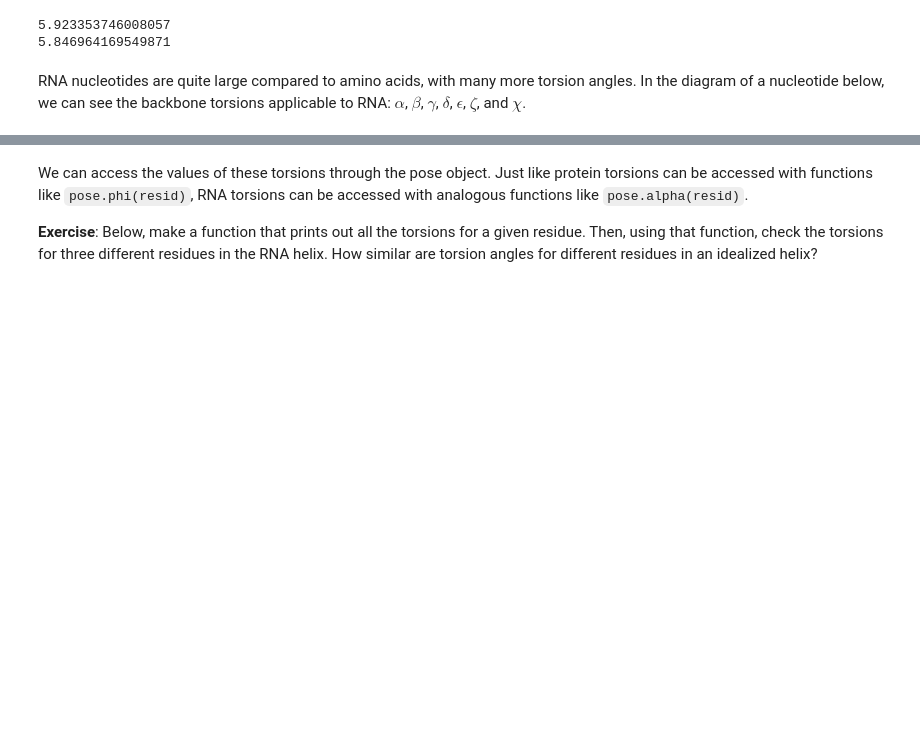
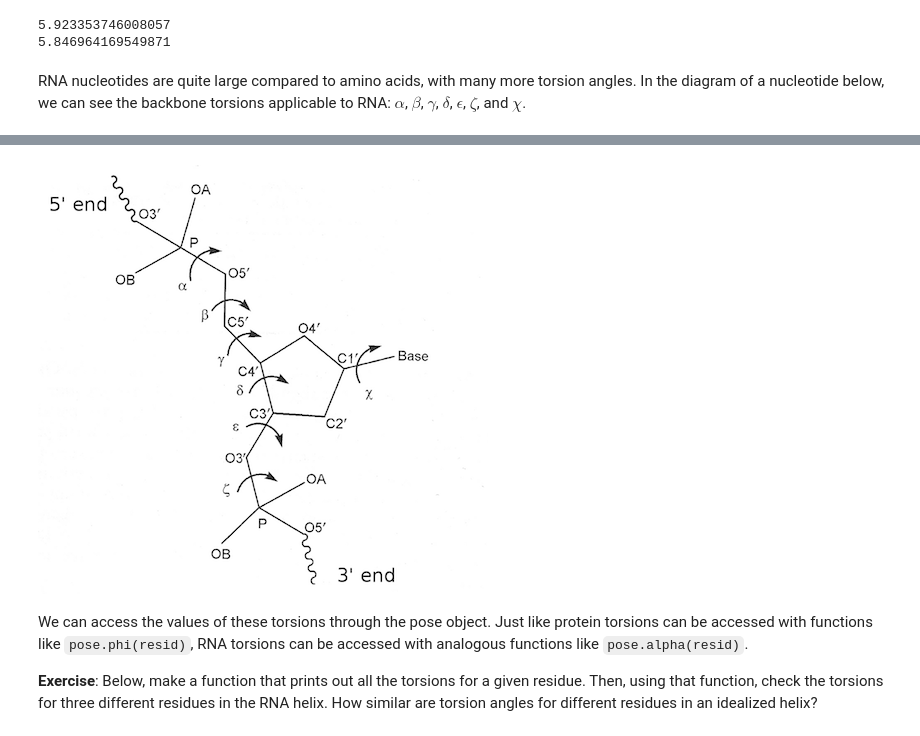
Before and after one commit to RosettaCommons/PyRosetta.notebooks, a Jupyter notebook: notebooks/12.00-RNA-Basics.ipynb, the cells around one changed output, grey strips where cells are left out. Drawn from its saved outputs; the diff is of its cells as text; code cells hidden in the pictures; blank space fills up the shorter version.

Commit message:
fix image and input for colab compatibility

```diff
--- a/notebooks/12.00-RNA-Basics.ipynb
+++ b/notebooks/12.00-RNA-Basics.ipynb
@@ -124,3 +122,8 @@ RNA nucleotides are quite large compared to amino acids, with many more torsion
+# %%
+from IPython.display import Image
+Image('./Media/nucleotide_torsions.png',width='500')
+# %% [output]
+[figure, added]
 # %% [markdown]
 We can access the values of these torsions through the pose object. Just like protein torsions can be accessed with functions like `pose.phi(resid)`, RNA torsions can be accessed with analogous functions like `pose.alpha(resid)`.
 
```
Also changed, not shown: parts of 2 cells of this notebook.
